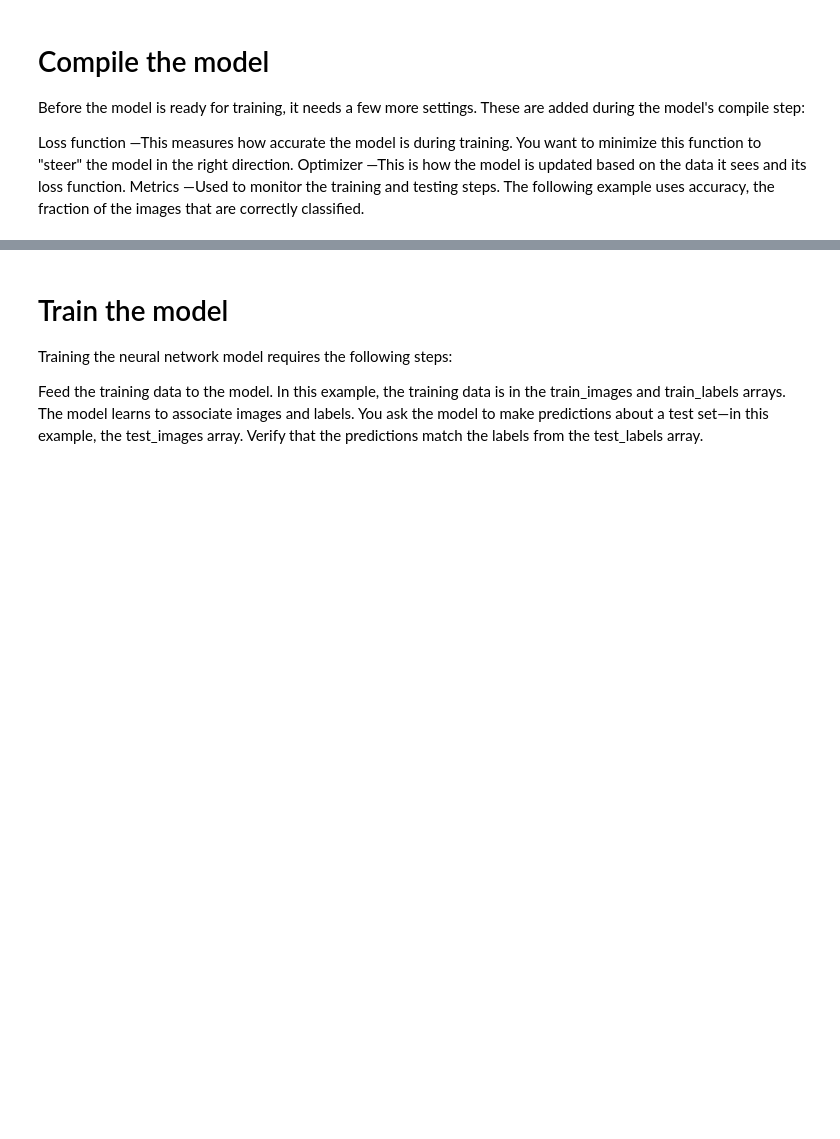
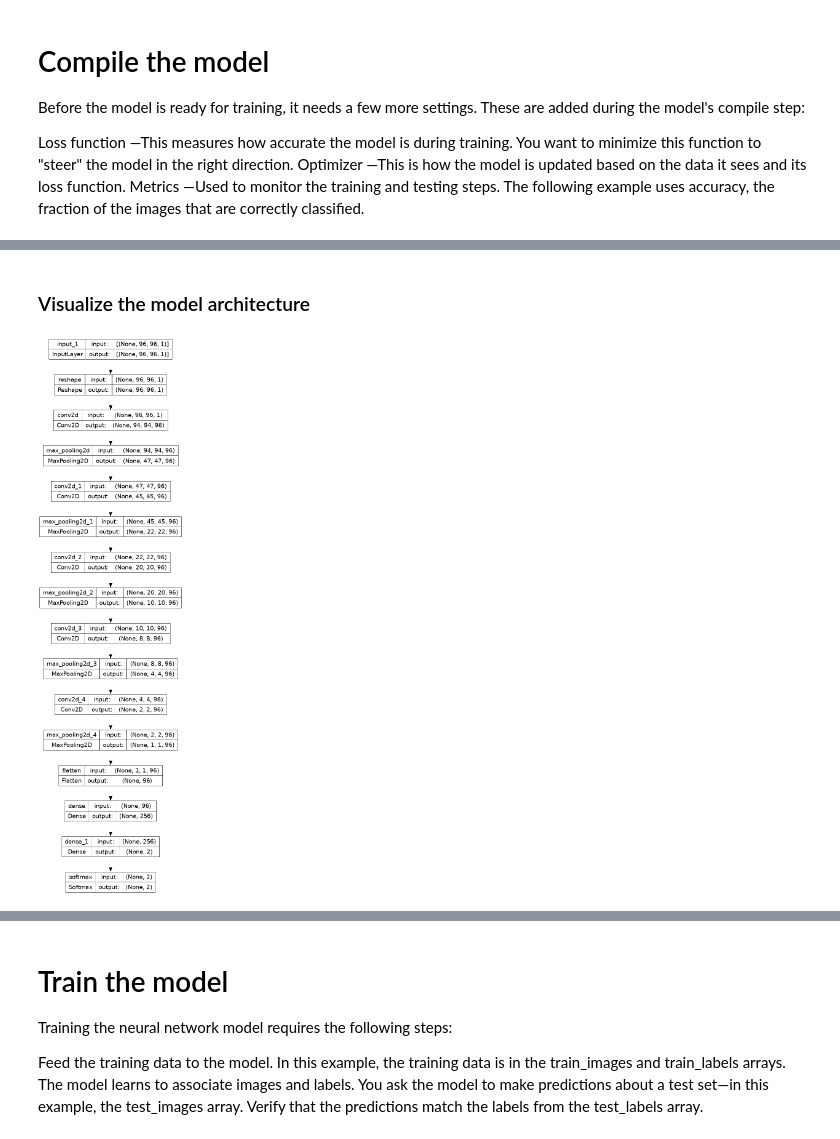
Before and after one commit to redhat-na-ssa/datasci-fingerprint, a Jupyter notebook: notebooks/5.0-train-sequential-5-layer.ipynb, the cells around one changed output, grey strips where cells are left out. Drawn from its saved outputs; the diff is of its cells as text; code cells hidden in the pictures; blank space fills up the shorter version.

Commit message:
update model visuals and cleanup

```diff
--- a/notebooks/5.0-train-sequential-5-layer.ipynb
+++ b/notebooks/5.0-train-sequential-5-layer.ipynb
@@ -171,12 +174,8 @@ The basic building block of a neural network is the layer. Layers extract repres
 
 Most of deep learning consists of chaining together simple layers. Most layers, such as tf.keras.layers.Dense, have parameters that are learned during training.
 # %%
-from tensorflow.keras.models import Sequential
-from tensorflow import keras
-from keras.utils import plot_model
-
 with strategy.scope():
-    fp_5_layer_model = tf.keras.Sequential([
+    model = tf.keras.Sequential([
         tf.keras.layers.InputLayer(input_shape=inputShape),
         tf.keras.layers.Reshape(target_shape=inputShape),
 
@@ -221,7 +213,7 @@ Loss function —This measures how accurate the model is during training. You wa
 Optimizer —This is how the model is updated based on the data it sees and its loss function.
 Metrics —Used to monitor the training and testing steps. The following example uses accuracy, the fraction of the images that are correctly classified.
 # %%
-fp_5_layer_model.compile(optimizer='adam',
+model.compile(optimizer='adam',
               loss=tf.keras.losses.CategoricalCrossentropy(
                   from_logits=False,
                   label_smoothing=0.0,
@@ -230,4 +222,4 @@ fp_5_layer_model.compile(optimizer='adam',
                   name='categorical_crossentropy'),
               metrics=['accuracy'])
 
-fp_5_layer_model.summary()
+model.summary()
@@ -233,0 +244,8 @@ fp_5_layer_model.summary()
+# %% [markdown]
+### Visualize the model architecture
+# %%
+# Plot the resulting model architecture: https://www.tensorflow.org/api_docs/python/tf/keras/utils/plot_model
+to_file='../reports/model_plot.png'
+tf.keras.utils.plot_model(model, show_shapes=True,to_file=to_file)
+# %% [output]
+[figure, added]
```
Also changed, not shown: parts of 7 cells of this notebook, 6 other files.
